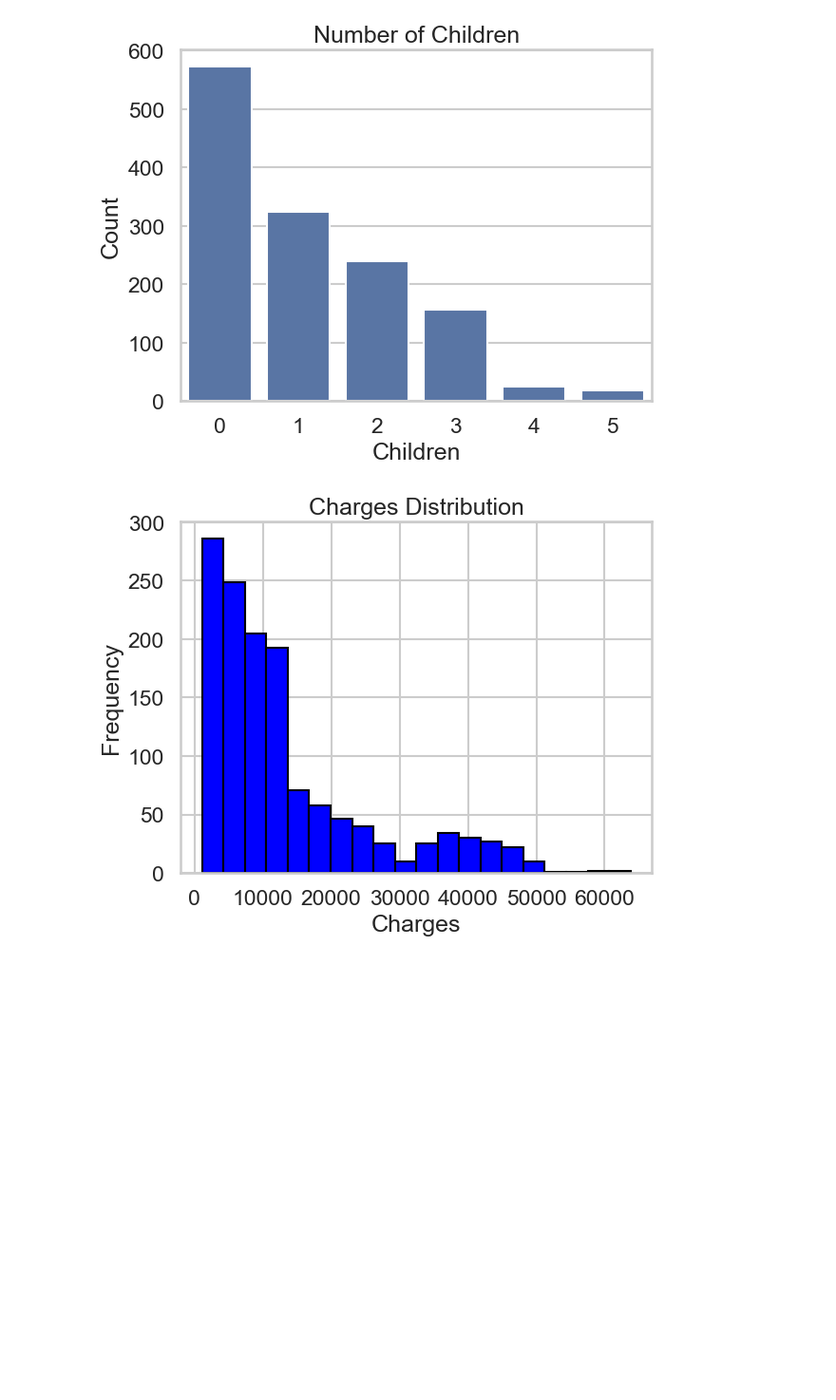
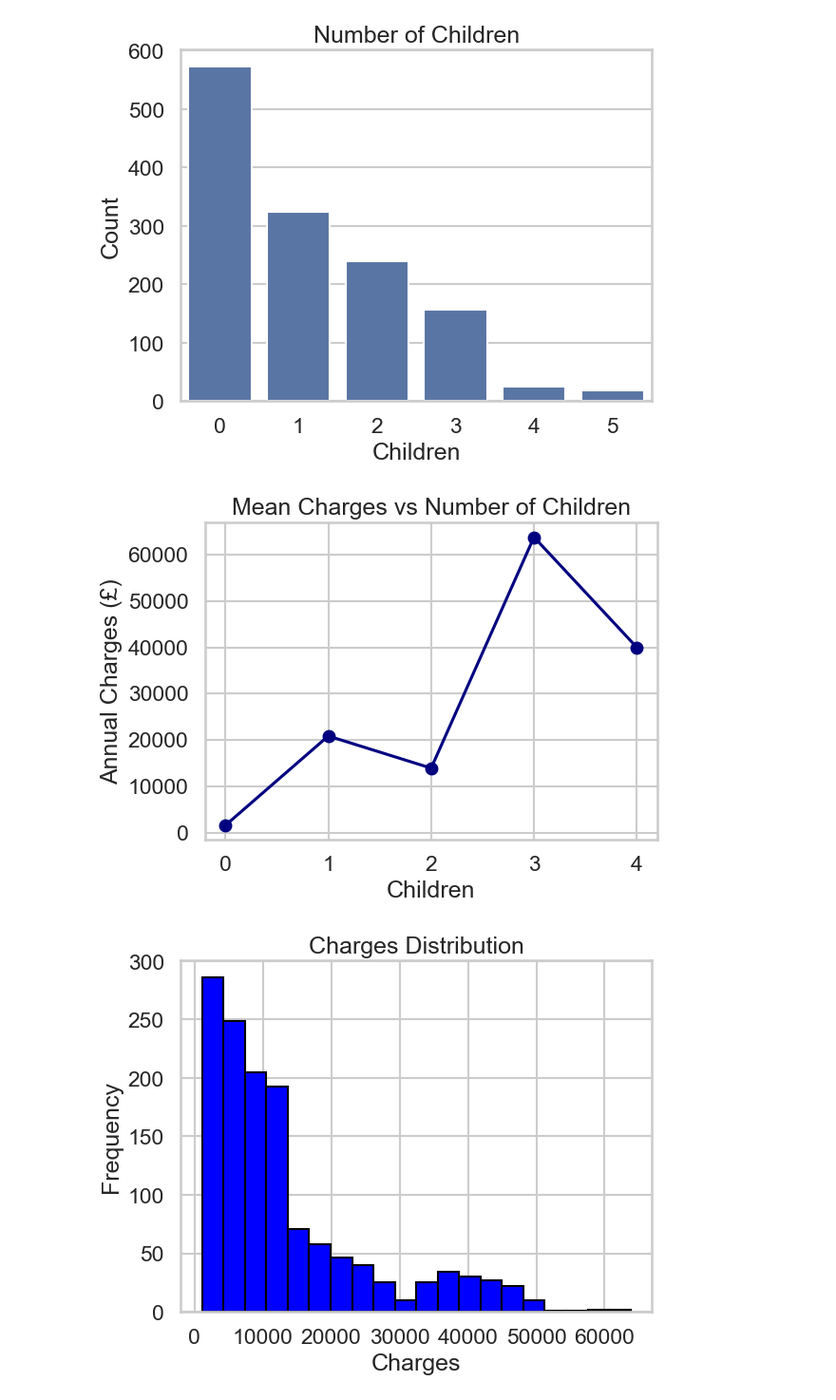
Before and after one commit to Ninestein666/Healthcare-Insurance-Cost-Analysis-Assessment, a Jupyter notebook: jupyter_notebooks/Data_Visualisation.ipynb, the cells around one changed output. Shown at 95% size. Cells and saved outputs as stored; diff of their text form; code cells hidden in the pictures; blank space fills up the shorter version.

Commit message:
Mean of children plus costs visualizations added for better insights.

```diff
--- a/jupyter_notebooks/Data_Visualisation.ipynb
+++ b/jupyter_notebooks/Data_Visualisation.ipynb
@@ -164,6 +164,17 @@ plt.ylabel('Count')
 plt.show()
 # %% [output]
 [figure]
+# %%
+mean_children = df.groupby('children')['charges'].mean()
+plt.plot(mean_children.index, mean_children.values, marker='o', color='navy')
+plt.title('Mean Charges vs Number of Children')
+plt.xlabel('Children')
+plt.ylabel('Annual Charges (£)')
+plt.grid(True)
+plt.tight_layout()
+plt.show()
+# %% [output]
+[figure, added]
 # %%
 plt.hist(df['charges'], bins=20, edgecolor='black', color='blue')
 plt.title('Charges Distribution')
```
